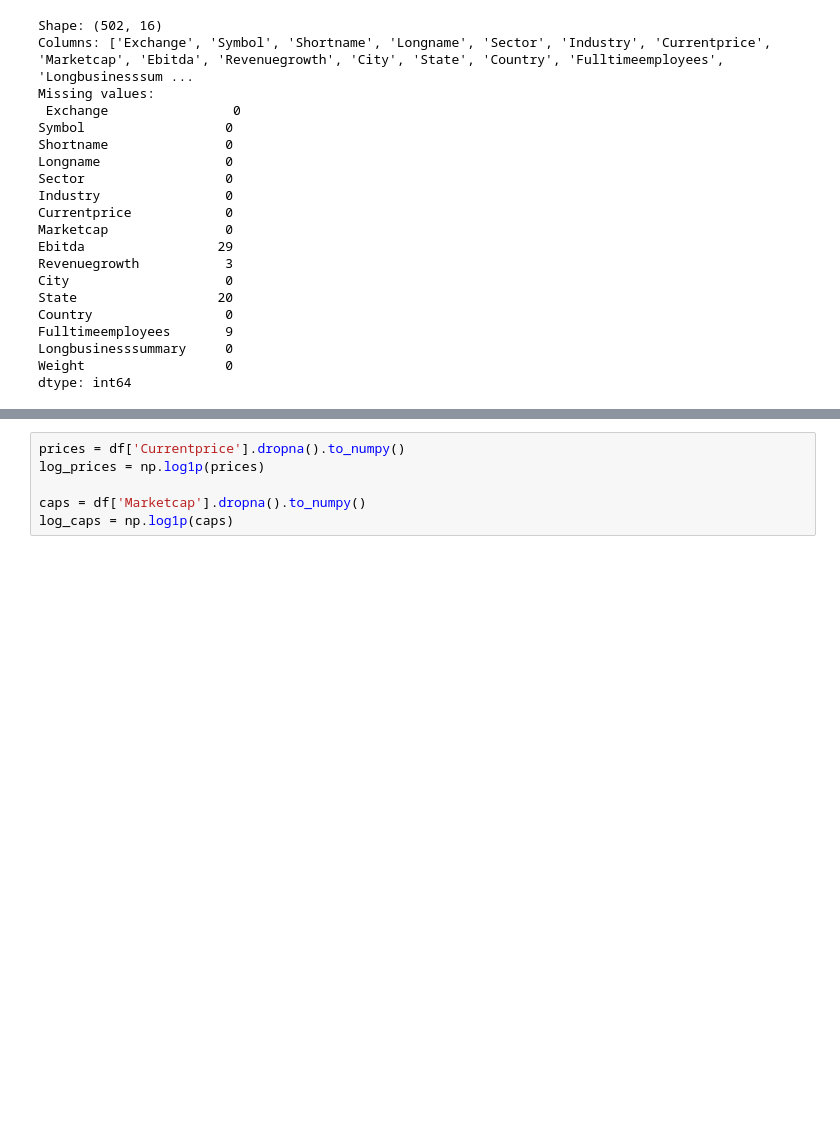
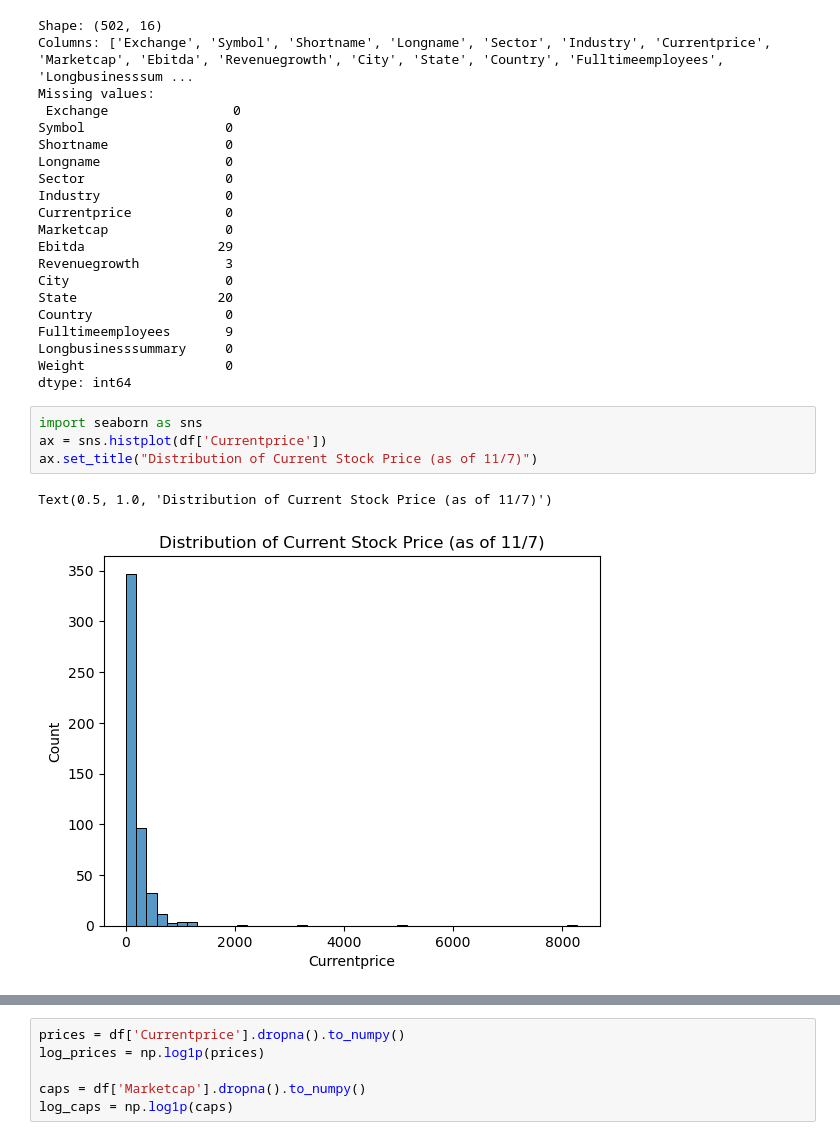
Before and after one commit to jarrett-markman/ds5030_project_1, a Jupyter notebook: code1.ipynb, the cells around one changed output, grey strips where cells are left out. Drawn from its saved outputs; the diff is of its cells as text; blank space fills up the shorter version.

Commit message:
upload code1 with stock price and marketcap visuals

```diff
--- a/code1.ipynb
+++ b/code1.ipynb
@@ -48,3 +48,10 @@ Fulltimeemployees       9
 Longbusinesssummary     0
 Weight                  0
 dtype: int64
+# %%
+import seaborn as sns
+ax = sns.histplot(df['Currentprice'])
+ax.set_title("Distribution of Current Stock Price (as of 11/7)")
+# %% [output]
+Text(0.5, 1.0, 'Distribution of Current Stock Price (as of 11/7)')
+[figure, added]
```
Also changed, not shown: parts of 1 cell of this notebook.
